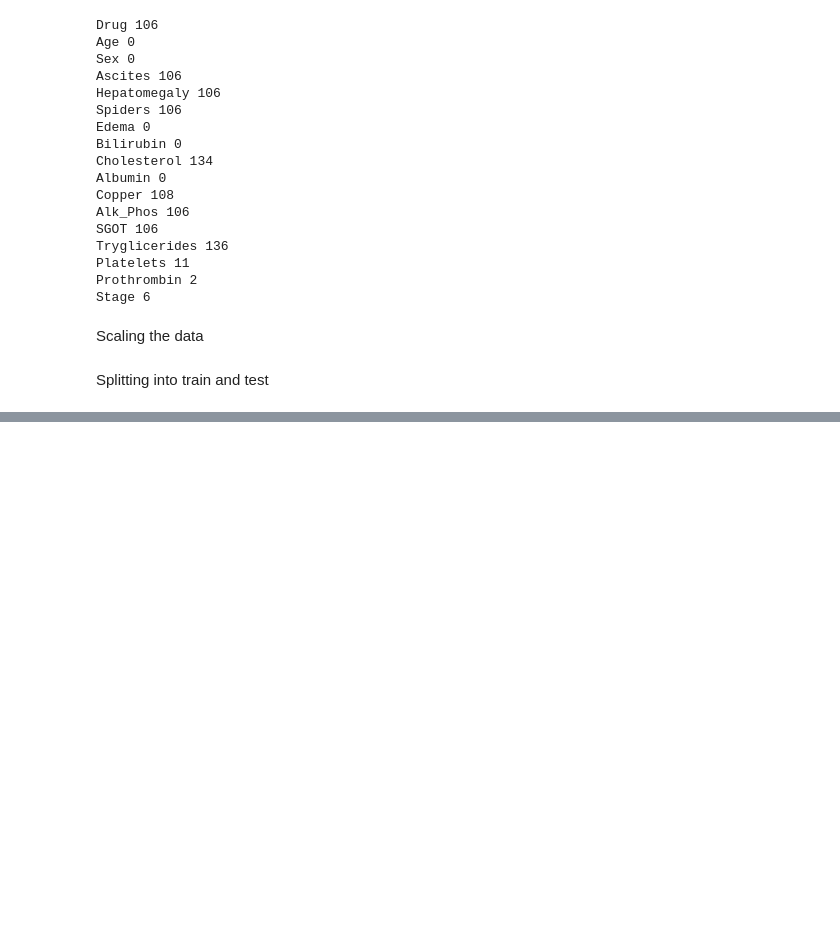
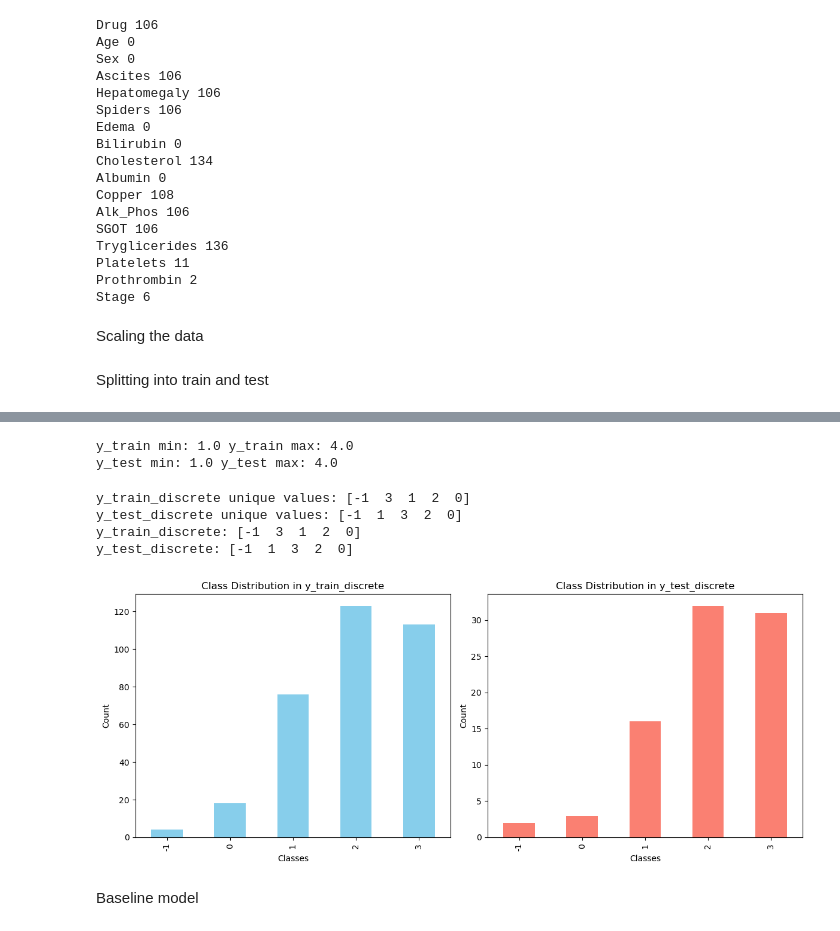
Before and after one commit to OBaldris/IntroML-Project, a Jupyter notebook: classification.ipynb, the cells around one changed output, grey strips where cells are left out. Drawn from its saved outputs; the diff is of its cells as text; code cells hidden in the pictures; blank space fills up the shorter version.

Commit message:
baseline model

```diff
--- a/classification.ipynb
+++ b/classification.ipynb
@@ -132,0 +141,57 @@ X_train, X_test, y_train, y_test = train_test_split(X, y, test_size=0.2, random_
+# %%
+print("y_train min:", y_train.min(), "y_train max:", y_train.max())
+print("y_test min:", y_test.min(), "y_test max:", y_test.max())
+# %% [output]
+y_train min: 1.0 y_train max: 4.0
+y_test min: 1.0 y_test max: 4.0
+# %%
+import pandas as pd
+import numpy as np
+
+
+# Defining bins
+bins = [0.5, 1.5, 2.5, 3.5, 4.5]
+labels = [0, 1, 2, 3]  # Map 1.0 to 4.0 to classes 0 to 3
+
+# Apply pd.cut to discretize y_train and y_test
+y_train_discrete = pd.cut(y_train, bins=bins, labels=labels).cat.codes
+y_test_discrete = pd.cut(y_test, bins=bins, labels=labels).cat.codes
+
+# Verify transformation
+print("y_train_discrete unique values:", y_train_discrete.unique())
+print("y_test_discrete unique values:", y_test_discrete.unique())
+
+# Convert y_train and y_test to discrete classes using pd.cut, then use .cat.codes to get integer values
+y_train_discrete = pd.cut(y_train, bins=bins, labels=labels).cat.codes
+y_test_discrete = pd.cut(y_test, bins=bins, labels=labels).cat.codes
+
+
+# Verify the transformation
+print("y_train_discrete:", y_train_discrete.unique())
+print("y_test_discrete:", y_test_discrete.unique())
+# %% [output]
+y_train_discrete unique values: [-1  3  1  2  0]
+y_test_discrete unique values: [-1  1  3  2  0]
+y_train_discrete: [-1  3  1  2  0]
+y_test_discrete: [-1  1  3  2  0]
+# %%
+import matplotlib.pyplot as plt
+
+# Plot class distribution for train and test sets
+fig, axes = plt.subplots(1, 2, figsize=(12, 5))
+y_train_discrete.value_counts().sort_index().plot(kind='bar', ax=axes[0], color='skyblue')
+axes[0].set_title("Class Distribution in y_train_discrete")
+axes[0].set_xlabel("Classes")
+axes[0].set_ylabel("Count")
+
+y_test_discrete.value_counts().sort_index().plot(kind='bar', ax=axes[1], color='salmon')
+axes[1].set_title("Class Distribution in y_test_discrete")
+axes[1].set_xlabel("Classes")
+axes[1].set_ylabel("Count")
+
+plt.tight_layout()
+plt.show()
+# %% [output]
+[figure, added]
+# %% [markdown]
+Baseline model
```
Also changed, not shown: parts of 6 cells of this notebook.
